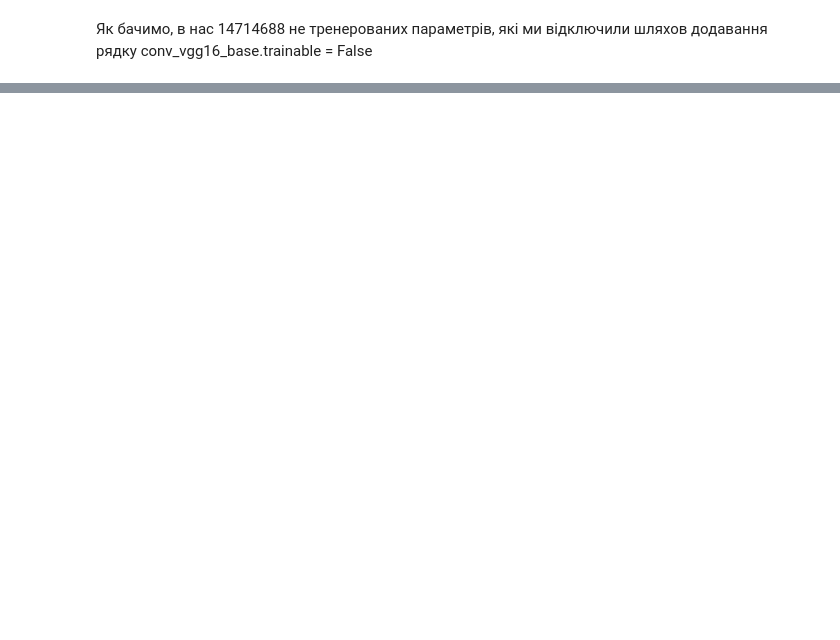
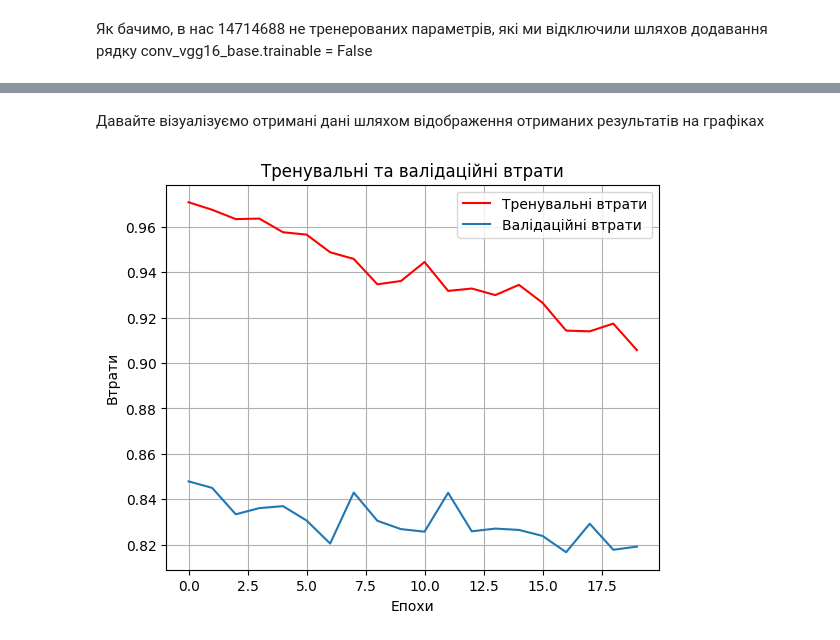
Before and after one commit to Korniev/Data-Sciense, a Jupyter notebook: hw_10/hw_10.2.ipynb, the cells around one changed output, grey strips where cells are left out. Saved outputs shown, nothing was run; the diff lists cells and outputs as text; code cells hidden in the pictures; blank space fills up the shorter version.

```diff
--- a/hw_10/hw_10.2.ipynb
+++ b/hw_10/hw_10.2.ipynb
@@ -75,0 +133,2 @@ _________________________________________________________________
+# %%
+history = model.fit(train_images, y_train, epochs=10, batch_size=128, validation_split=0.2)
@@ -75,0 +141,11 @@ _________________________________________________________________
+# %%
+train_datagen = ImageDataGenerator(
+    rotation_range=10,
+    width_shift_range=0.05,
+    height_shift_range=0.1,
+    shear_range=0.1,
+    zoom_range=0.1,
+    horizontal_flip=True,
+    fill_mode='nearest')
+
+test_datagen = ImageDataGenerator()
@@ -75,0 +154,10 @@ _________________________________________________________________
+# %%
+train_generator = train_datagen.flow(
+        train_images,
+        y_train,
+        batch_size=128)
+
+validation_generator = test_datagen.flow(
+        test_images,
+        y_test,
+        batch_size=128)
@@ -75,0 +166,8 @@ _________________________________________________________________
+# %%
+history = model.fit(
+    train_generator,
+    steps_per_epoch=len(train_images) // 256,
+    epochs=20,
+    validation_data=validation_generator,
+    validation_steps=len(test_images) // 256
+)
@@ -75,0 +192,18 @@ _________________________________________________________________
+# %% [markdown]
+Давайте візуалізуємо отримані дані шляхом відображення отриманих результатів на графіках
+# %%
+plt.figure(figsize=(14, 5))
+
+plt.subplot(1, 2, 1)
+plt.plot(history.history['loss'], label='Тренувальні втрати', color='red')
+plt.plot(history.history['val_loss'], label='Валідаційні втрати')
+plt.title('Тренувальні та валідаційні втрати')
+plt.xlabel('Епохи')
+plt.ylabel('Втрати')
+plt.grid(True)
+plt.legend()
+
+
+plt.show()
+# %% [output]
+[figure, added]
```
Also changed, not shown: parts of 25 cells of this notebook.
